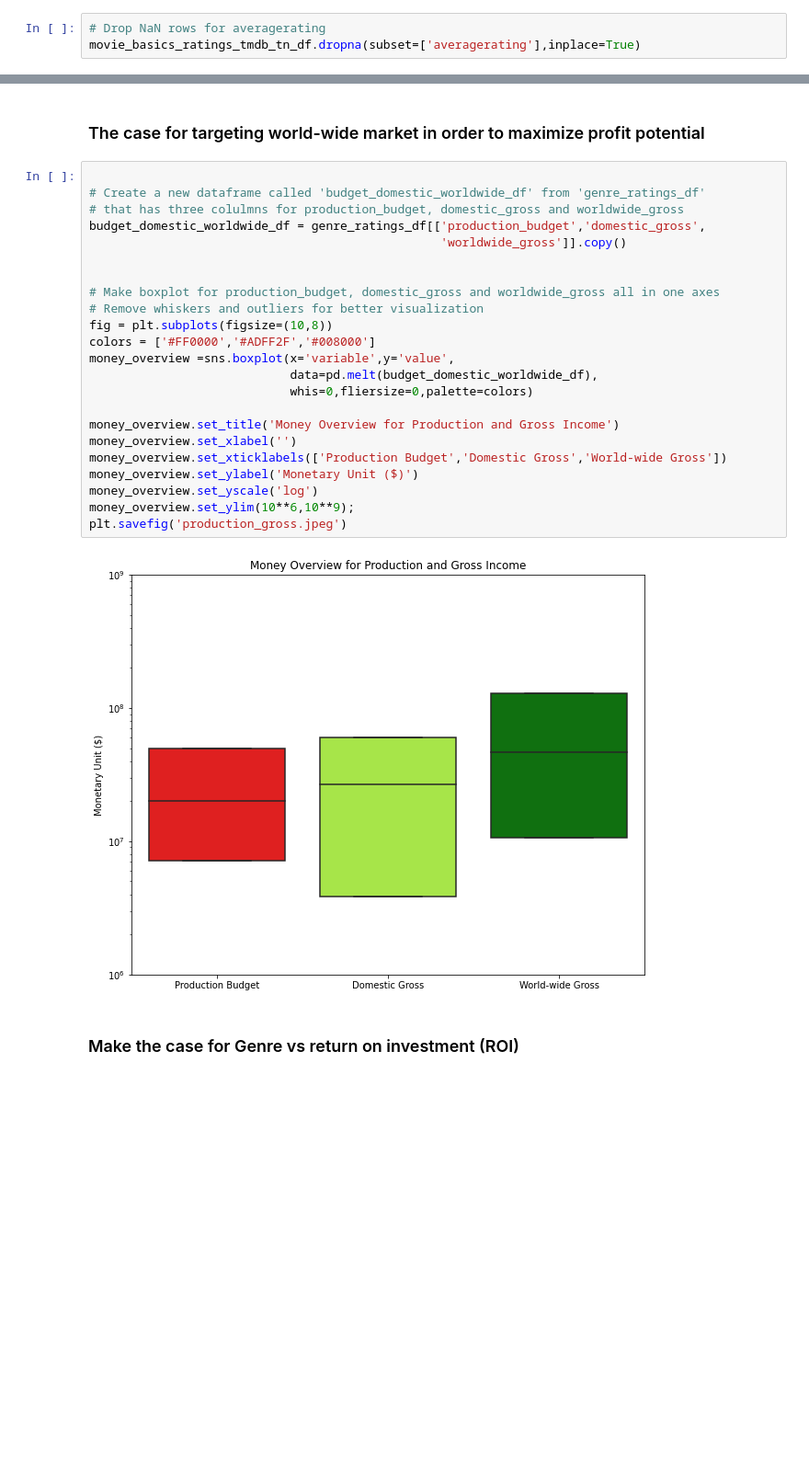
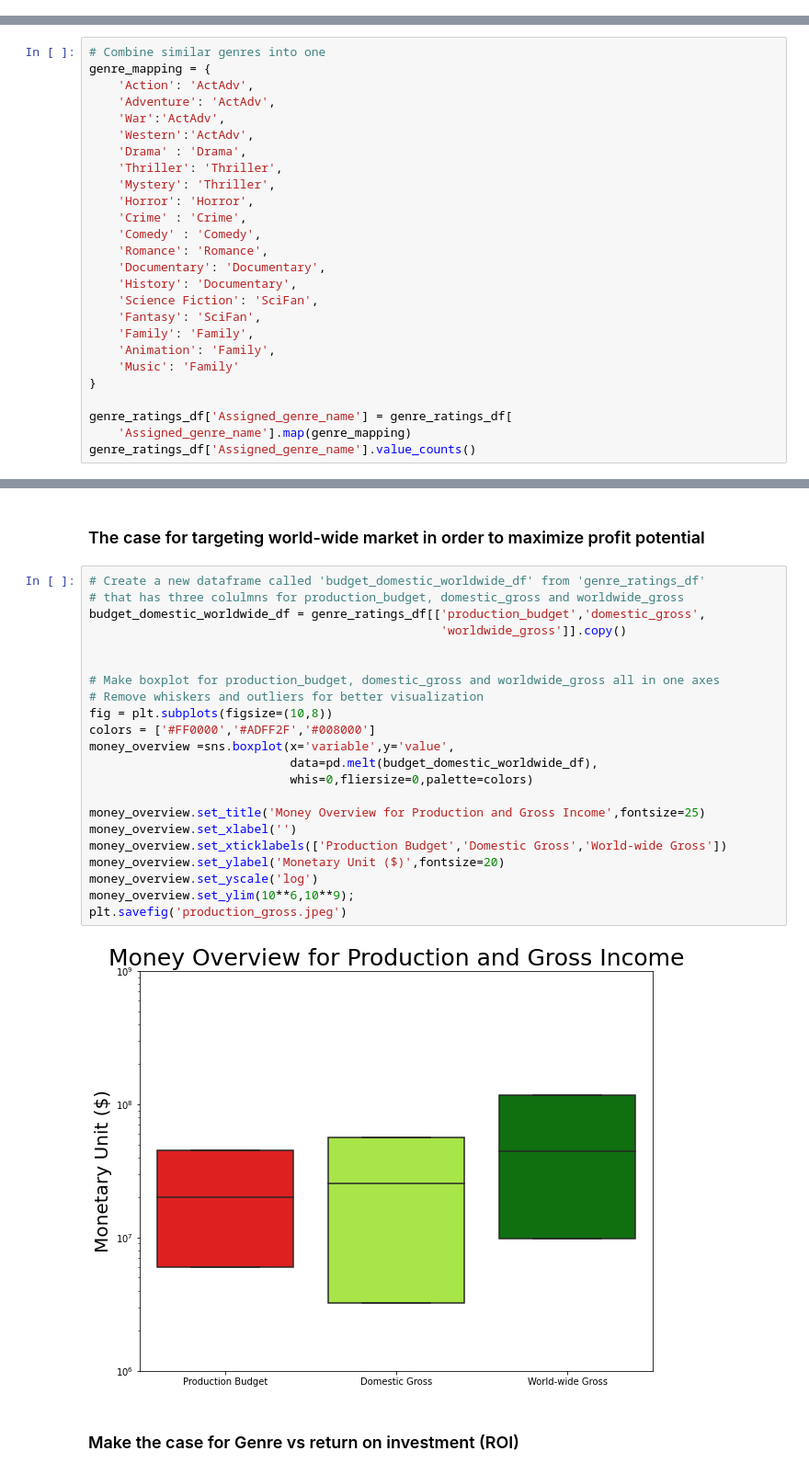
Before and after one commit to hall-nicholas/flatiron-ds-project-1, a Jupyter notebook: code/phase1_project.ipynb, the cells around one changed output, grey strips where cells are left out. Shown: that part at 92% size. Cells and saved outputs as stored; diff of their text form; blank space fills up the shorter version.

```diff
--- a/code/phase1_project.ipynb
+++ b/code/phase1_project.ipynb
@@ -177,9 +163,6 @@ movie_basics_ratings_tmdb_tn_df['Assigned_genre_ids'] = movie_basics_ratings_tmd
 # %%
 # Drop duplicated rows
 movie_basics_ratings_tmdb_tn_df.drop_duplicates(inplace=True)
-# %%
-# Drop NaN rows for averagerating
-movie_basics_ratings_tmdb_tn_df.dropna(subset=['averagerating'],inplace=True)
 # %%
 # Create a dictionary called 'genre_ids_dict' with key assocaited with 'Assigned_genre_ids'
 # and values with writtten genre name
@@ -251,0 +221,26 @@ memory usage: 275.2+ KB
+# %%
+# Combine similar genres into one
+genre_mapping = {
+    'Action': 'ActAdv',
+    'Adventure': 'ActAdv',
+    'War':'ActAdv',
+    'Western':'ActAdv',
+    'Drama' : 'Drama',
+    'Thriller': 'Thriller',
+    'Mystery': 'Thriller',
+    'Horror': 'Horror',
+    'Crime' : 'Crime',
+    'Comedy' : 'Comedy',
+    'Romance': 'Romance',
+    'Documentary': 'Documentary',
+    'History': 'Documentary',
+    'Science Fiction': 'SciFan',
+    'Fantasy': 'SciFan',
+    'Family': 'Family',
+    'Animation': 'Family',
+    'Music': 'Family'
+}
+
+genre_ratings_df['Assigned_genre_name'] = genre_ratings_df[
+    'Assigned_genre_name'].map(genre_mapping)
+genre_ratings_df['Assigned_genre_name'].value_counts()
@@ -254,29 +261,28 @@ memory usage: 275.2+ KB
 # %% [markdown]
 ### The case for targeting world-wide market in order to maximize profit potential
 # %%
-
 # Create a new dataframe called 'budget_domestic_worldwide_df' from 'genre_ratings_df'
 # that has three colulmns for production_budget, domestic_gross and worldwide_gross
 budget_domestic_worldwide_df = genre_ratings_df[['production_budget','domestic_gross',
                                                  'worldwide_gross']].copy()
 
 
 # Make boxplot for production_budget, domestic_gross and worldwide_gross all in one axes
 # Remove whiskers and outliers for better visualization
 fig = plt.subplots(figsize=(10,8))
 colors = ['#FF0000','#ADFF2F','#008000']
 money_overview =sns.boxplot(x='variable',y='value',
                             data=pd.melt(budget_domestic_worldwide_df),
                             whis=0,fliersize=0,palette=colors)
 
-money_overview.set_title('Money Overview for Production and Gross Income')
+money_overview.set_title('Money Overview for Production and Gross Income',fontsize=25)
 money_overview.set_xlabel('')
 money_overview.set_xticklabels(['Production Budget','Domestic Gross','World-wide Gross'])
-money_overview.set_ylabel('Monetary Unit ($)')
+money_overview.set_ylabel('Monetary Unit ($)',fontsize=20)
 money_overview.set_yscale('log')
 money_overview.set_ylim(10**6,10**9);
 plt.savefig('production_gross.jpeg')
 # %% [output]
-[figure, old version]
+[figure, new version]
 # %% [markdown]
 ### Make the case for Genre vs return on investment (ROI)
```
Also changed, not shown: parts of 23 cells of this notebook.
